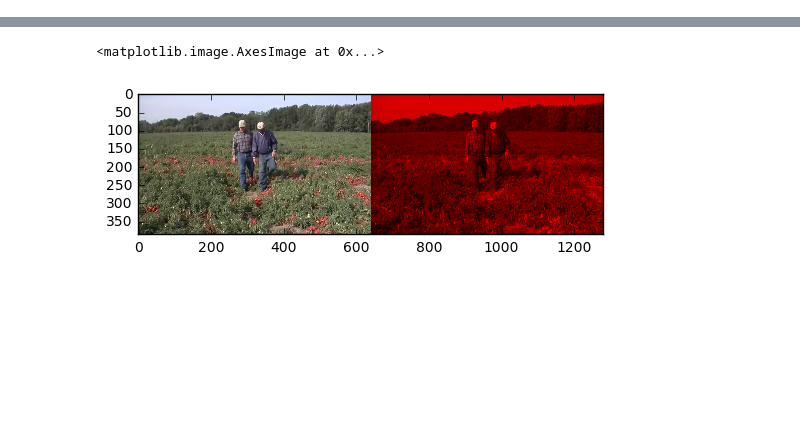
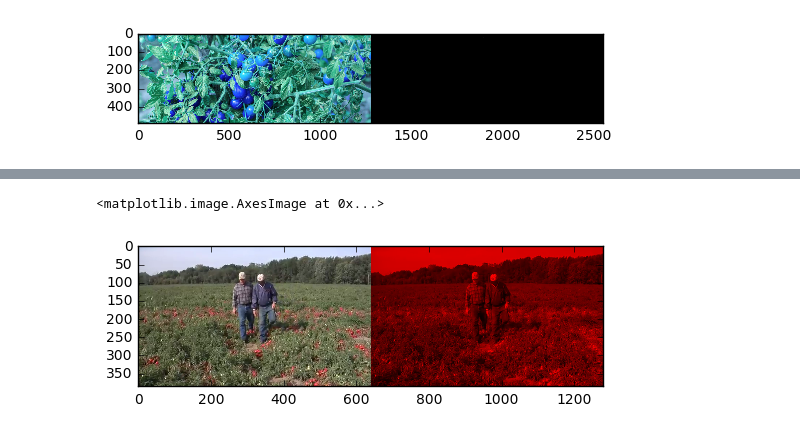
Before and after one commit to achbogga/saahas, a Jupyter notebook: detect_color.py.ipynb, the cells around one changed output, grey strips where cells are left out. Drawn from its saved outputs; the diff is of its cells as text; code cells hidden in the pictures; blank space fills up the shorter version.

```diff
--- a/detect_color.py.ipynb
+++ b/detect_color.py.ipynb
@@ -12,26 +12,28 @@ boundaries = [
     #([17, 15, 100], [50, 56, 200]),
     #([86, 31, 4], [220, 88, 50]),
     #([25, 146, 190], [62, 174, 250]),
-    #([103, 86, 65], [145, 133, 128]),
-    ([200,0,0],[225,255,255])
+    ([103, 86, 65], [145, 133, 128])
+    #([200,0,0],[225,255,255])
 ]
 # %%
 # loop over the boundaries
 for (lower, upper) in boundaries:
     # create NumPy arrays from the boundaries
     lower = np.array(lower, dtype = "uint8")
     upper = np.array(upper, dtype = "uint8")
 
     # find the colors within the specified boundaries and apply
     # the mask
     mask = cv2.inRange(image, lower, upper)
     output = cv2.bitwise_and(image, image, mask = mask)
 
-    plt.imshow(output)
+    plt.imshow(np.hstack([image, output]))
 
     # show the images
     # cv2.imshow("images", np.hstack([image, output]))
     # cv2.waitKey(0)
+# %% [output]
+[figure, added]
 # %%
 import numpy as np
 import cv2
```
Also changed, not shown: parts of 4 cells of this notebook, 1 other file.
